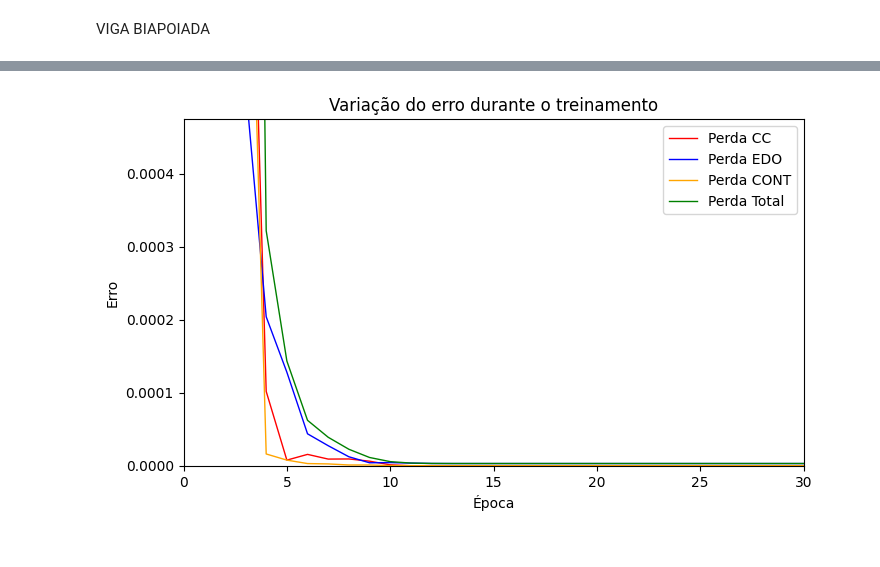
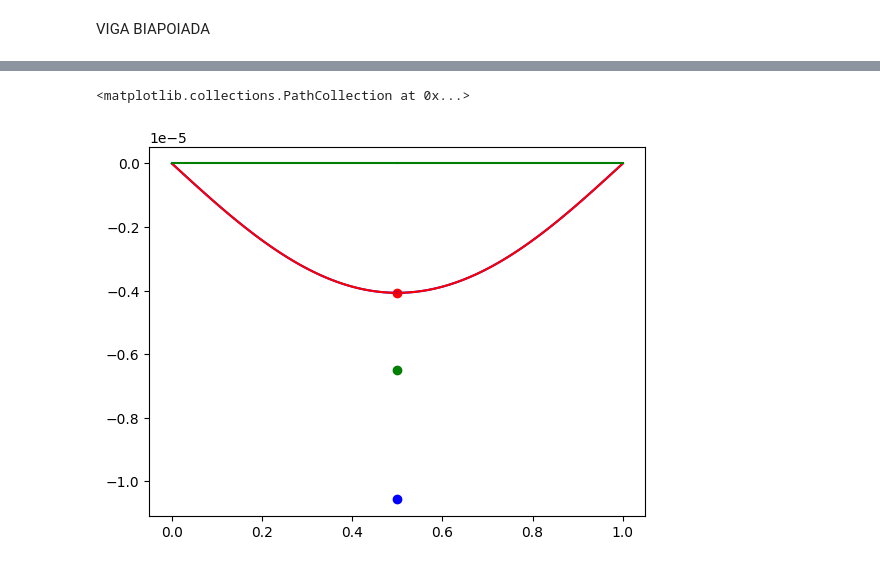
Before and after one commit to taciov/PINNViga, a Jupyter notebook: execute_PINNViga.ipynb, the cells around one changed output, grey strips where cells are left out. Saved outputs shown, nothing was run; the diff lists cells and outputs as text; code cells hidden in the pictures.

```diff
--- a/execute_PINNViga.ipynb
+++ b/execute_PINNViga.ipynb
@@ -59,8 +67,19 @@ Epoch 30, Loss: 0.000003043057, PDE Loss: 0.000002975691, BC Loss: 0.00000006127
 <Figure size 750x450 with 0 Axes>
-# %%
-biapoiada_lbfgs.plot_errors(100)
-# %% [output]
-[figure, removed]
+# %%
+import matplotlib.pyplot as plt
+
+for trecho in biapoiada_lbfgs.trechos_cargas:
+    plt.plot(trecho['valores_x'], trecho['valores_u'], color = 'blue')
+    plt.plot(trecho['valores_x'], trecho['valores_u_carga_dist'], color = 'red')
+    plt.plot(trecho['valores_x'], trecho['valores_u_carga_pontual'], color = 'green')
+    # plt.plot(trecho['valores_x'], trecho['valores_u_adim'] * trecho['u_ref_medio']* (-1), color = 'black')
+
+plt.scatter(0.5, (p_valor * L ** 3 / (48 * EI)) + (5 * q_valor * L ** 4 / (384 * EI)), color = 'blue')
+plt.scatter(0.5,(5 * q_valor * L ** 4 / (384 * EI)), color = 'red')
+plt.scatter(0.5, (p_valor * L ** 3 / (48 * EI)), color = 'green')
+# %% [output]
+<matplotlib.collections.PathCollection at 0x...>
+[figure, added]
 # %%
 biapoiada_lbfgs.plot_deslocamento()
 # %% [output]
```
Also changed, not shown: parts of 40 cells of this notebook, 9 other files.
